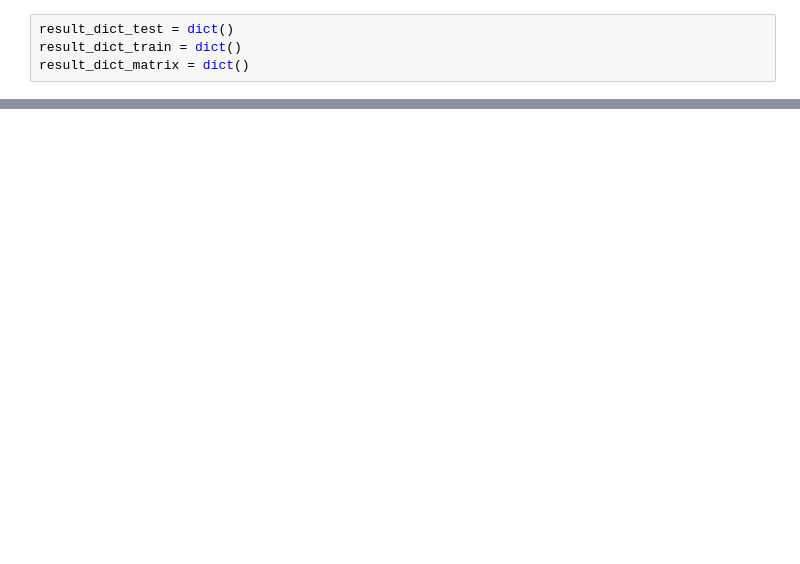
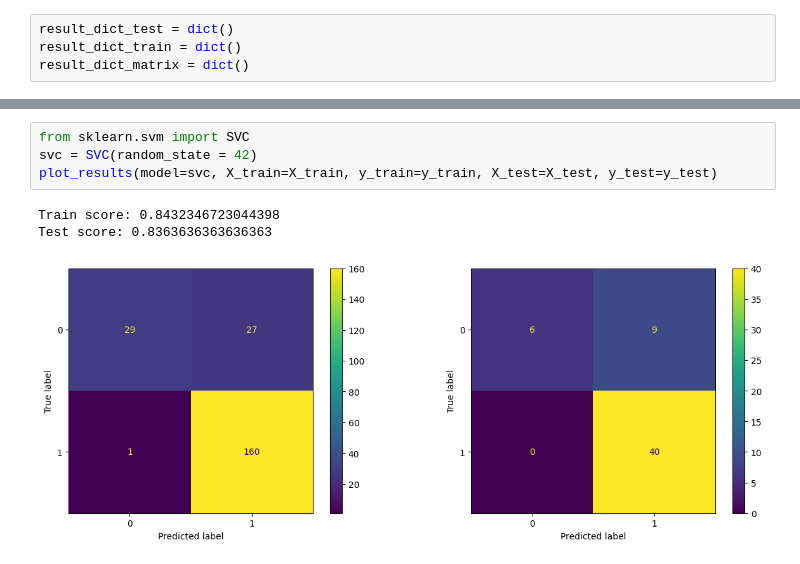
Before and after one commit to Shamsco/Loan-Approval, a Jupyter notebook: Loan Rejection.ipynb, the cells around one changed output, grey strips where cells are left out. Cells and saved outputs as stored; diff of their text form; blank space fills up the shorter version.

```diff
--- a/Loan Rejection.ipynb
+++ b/Loan Rejection.ipynb
@@ -342,0 +236,8 @@ for key, value in result_dict_matrix.items():
+# %%
+from sklearn.svm import SVC
+svc = SVC(random_state = 42)
+plot_results(model=svc, X_train=X_train, y_train=y_train, X_test=X_test, y_test=y_test)
+# %% [output]
+Train score: 0.8432346723044398
+Test score: 0.8363636363636363
+[figure, added]
```
Also changed, not shown: parts of 23 cells of this notebook.
